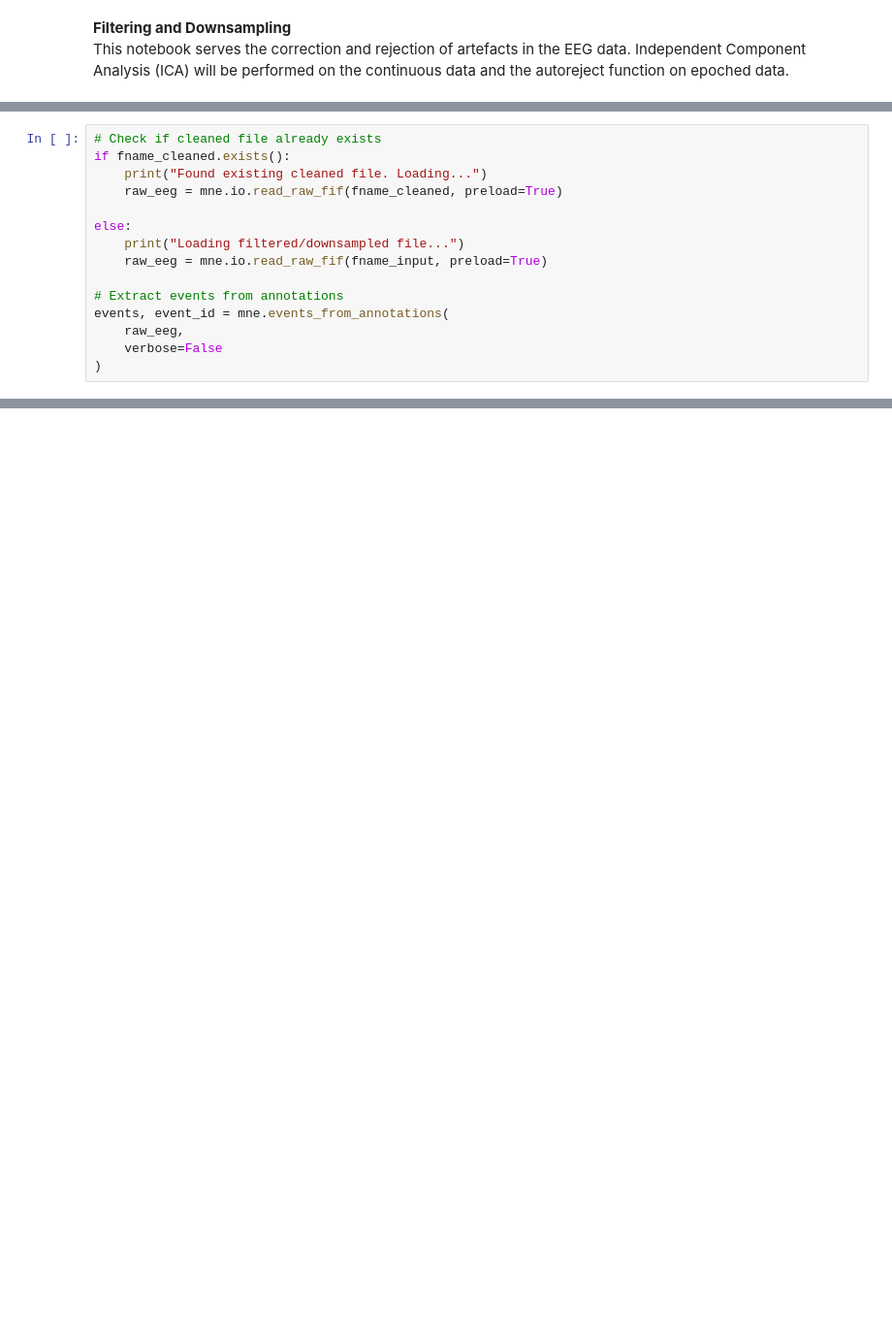
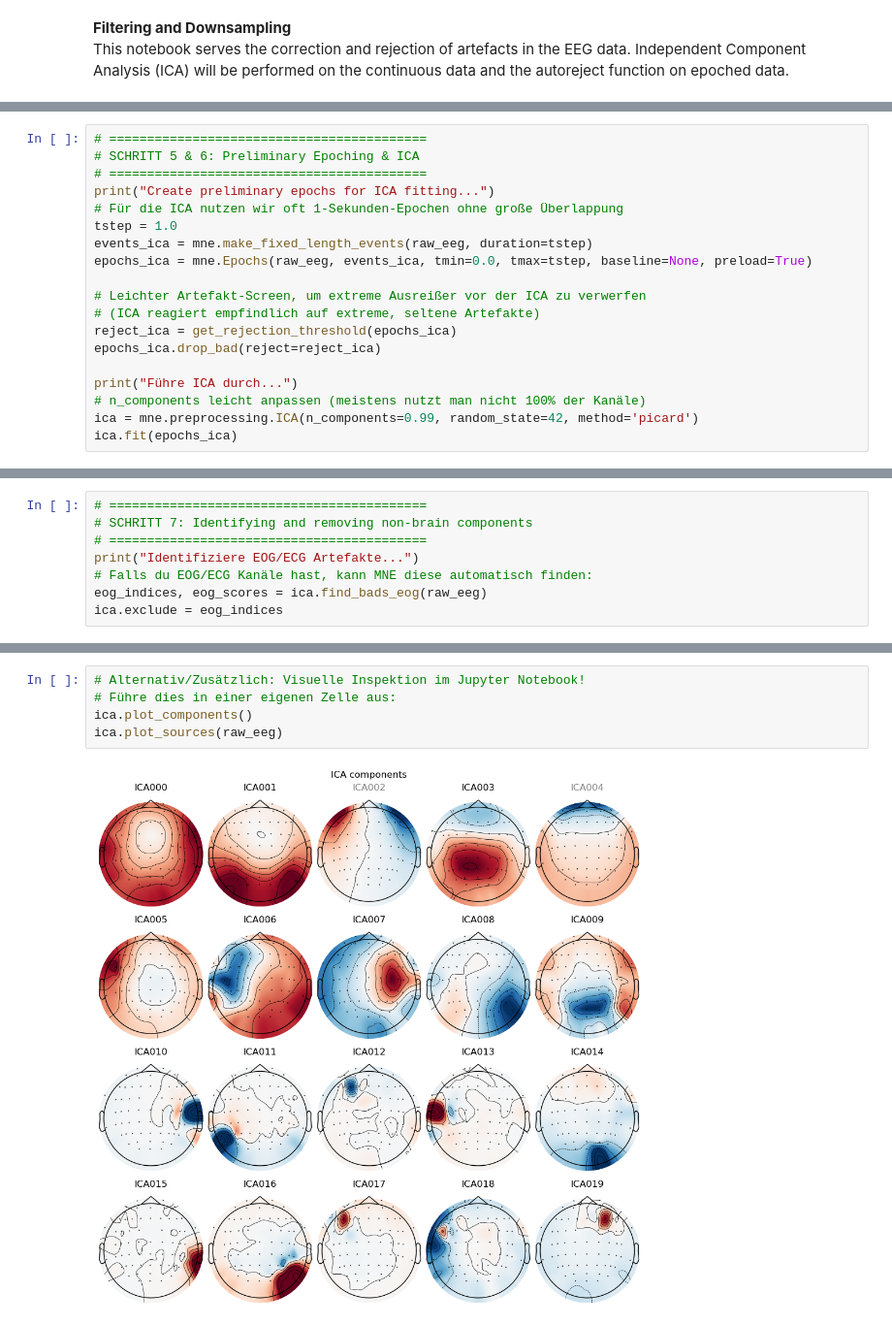
Before and after one commit to noah-mba/LOC_analysis, a Jupyter notebook: scripts/eeg/e_ica_autoreject.ipynb, the cells around one changed output, grey strips where cells are left out. Shown at 97% size. Saved outputs shown, nothing was run; the diff lists cells and outputs as text; blank space fills up the shorter version.

Commit message:
Gerüst ICA/Autoreject Notebook fertiggestellt

```diff
--- a/scripts/eeg/e_ica_autoreject.ipynb
+++ b/scripts/eeg/e_ica_autoreject.ipynb
@@ -41,16 +61,20 @@ Clean epochs file path: C:\Users\noahm\projects\loc_analysis\data\derivatives\su
 # %%
-# Check if cleaned file already exists
-if fname_cleaned.exists():
-    print("Found existing cleaned file. Loading...")
-    raw_eeg = mne.io.read_raw_fif(fname_cleaned, preload=True)
+# ==========================================
+# SCHRITT 5 & 6: Preliminary Epoching & ICA
+# ==========================================
+print("Create preliminary epochs for ICA fitting...")
+# Für die ICA nutzen wir oft 1-Sekunden-Epochen ohne große Überlappung
+tstep = 1.0
+events_ica = mne.make_fixed_length_events(raw_eeg, duration=tstep)
+epochs_ica = mne.Epochs(raw_eeg, events_ica, tmin=0.0, tmax=tstep, baseline=None, preload=True)
 
-else:
-    print("Loading filtered/downsampled file...")
-    raw_eeg = mne.io.read_raw_fif(fname_input, preload=True)
+# Leichter Artefakt-Screen, um extreme Ausreißer vor der ICA zu verwerfen
+# (ICA reagiert empfindlich auf extreme, seltene Artefakte)
+reject_ica = get_rejection_threshold(epochs_ica)
+epochs_ica.drop_bad(reject=reject_ica)
 
-# Extract events from annotations
-events, event_id = mne.events_from_annotations(
-    raw_eeg,
-    verbose=False
-)
+print("Führe ICA durch...")
+# n_components leicht anpassen (meistens nutzt man nicht 100% der Kanäle)
+ica = mne.preprocessing.ICA(n_components=0.99, random_state=42, method='picard')
+ica.fit(epochs_ica)
 # %% [output]
@@ -61,0 +105,8 @@ Reading 0 ... 555779  =      0.000 ...  2223.116 secs...
+# %%
+# ==========================================
+# SCHRITT 7: Identifying and removing non-brain components
+# ==========================================
+print("Identifiziere EOG/ECG Artefakte...")
+# Falls du EOG/ECG Kanäle hast, kann MNE diese automatisch finden:
+eog_indices, eog_scores = ica.find_bads_eog(raw_eeg)
+ica.exclude = eog_indices
@@ -61,0 +131,7 @@ Reading 0 ... 555779  =      0.000 ...  2223.116 secs...
+# %%
+# Alternativ/Zusätzlich: Visuelle Inspektion im Jupyter Notebook!
+# Führe dies in einer eigenen Zelle aus:
+ica.plot_components()
+ica.plot_sources(raw_eeg)
+# %% [output]
+[figure, added]
```
Also changed, not shown: parts of 10 cells of this notebook.
